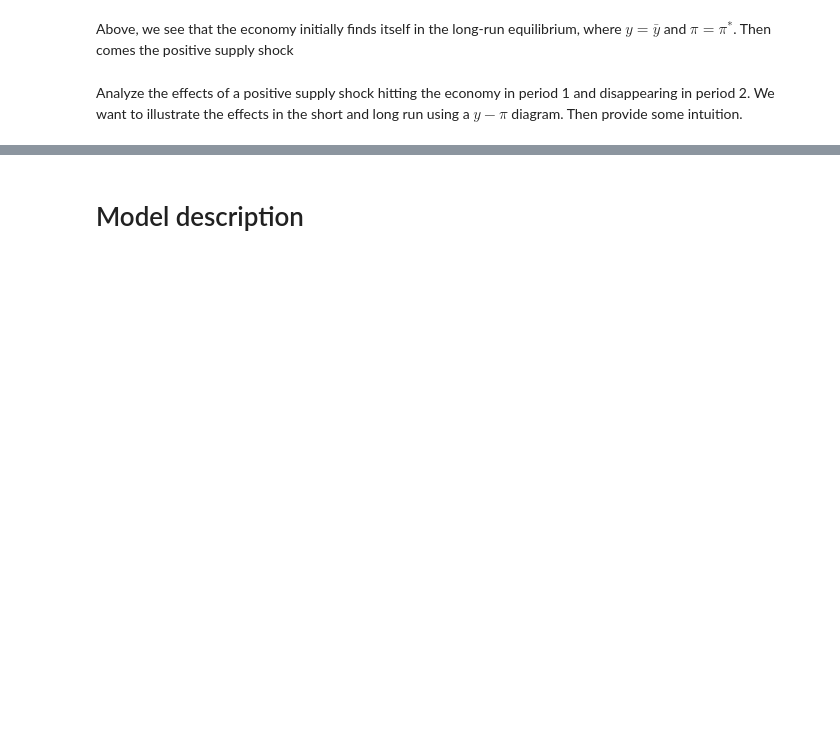
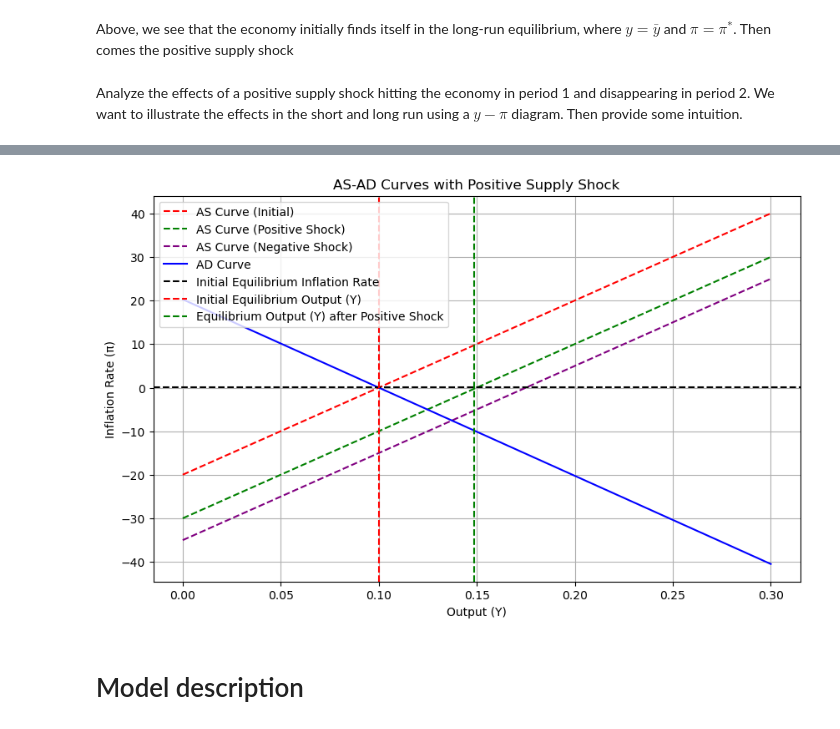
Before and after one commit to NumEconCopenhagen/projects-2024-of-coding, a Jupyter notebook: modelproject/modelproject.ipynb, the cells around one changed output, grey strips where cells are left out. Drawn from its saved outputs; the diff is of its cells as text; code cells hidden in the pictures; blank space fills up the shorter version.

```diff
--- a/modelproject/modelproject.ipynb
+++ b/modelproject/modelproject.ipynb
@@ -171,0 +160,25 @@ We want to illustrate the effects in the short and long run using a $y-\pi$ diag
+# %%
+
+# Plotting the curves
+s_t_newer = -5
+
+
+as_values_newer = pi_1_newer + gamma * (output_range - y_bar) + s_t_newer
+
+
+plt.figure(figsize=(10, 6))
+plt.plot(output_range, as_values_initial, label='AS Curve (Initial)', color='red', linestyle='--')
+plt.plot(output_range, as_values_positive, label='AS Curve (Positive Shock)', color='green', linestyle='--')
+plt.plot(output_range, as_values_newer, label='AS Curve (Negative Shock)', color='purple', linestyle='--')
+plt.plot(output_range, ad_values_initial, label='AD Curve', color='blue')
+plt.xlabel('Output (Y)')
+plt.ylabel('Inflation Rate (π)')
+plt.title('AS-AD Curves with Positive Supply Shock')
+plt.axhline(y=pi, color='black', linestyle='--', label='Initial Equilibrium Inflation Rate')
+plt.axvline(x=output_range[np.argmin(np.abs(as_values_initial - pi))], color='red', linestyle='--', label='Initial Equilibrium Output (Y)')
+plt.axvline(x=output_range[np.argmin(np.abs(as_values_positive - pi))], color='green', linestyle='--', label='Equilibrium Output (Y) after Positive Shock')
+plt.legend()
+plt.grid(True)
+plt.show()
+# %% [output]
+[figure, added]
```
Also changed, not shown: parts of 11 cells of this notebook.
